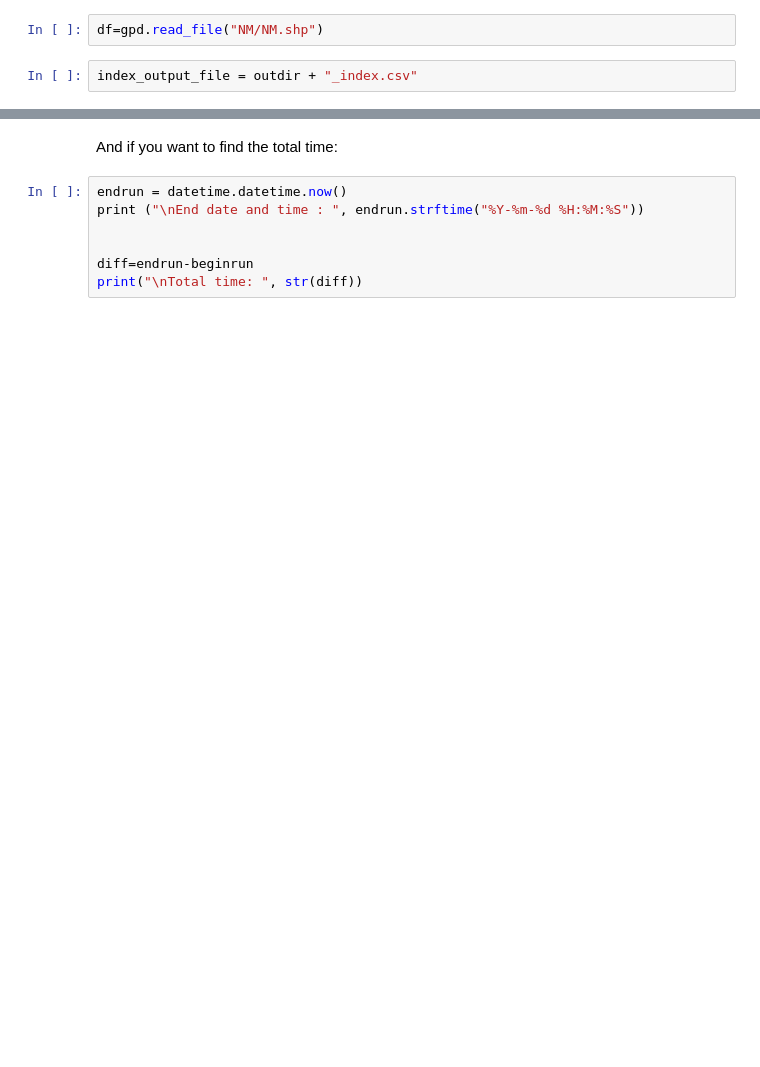
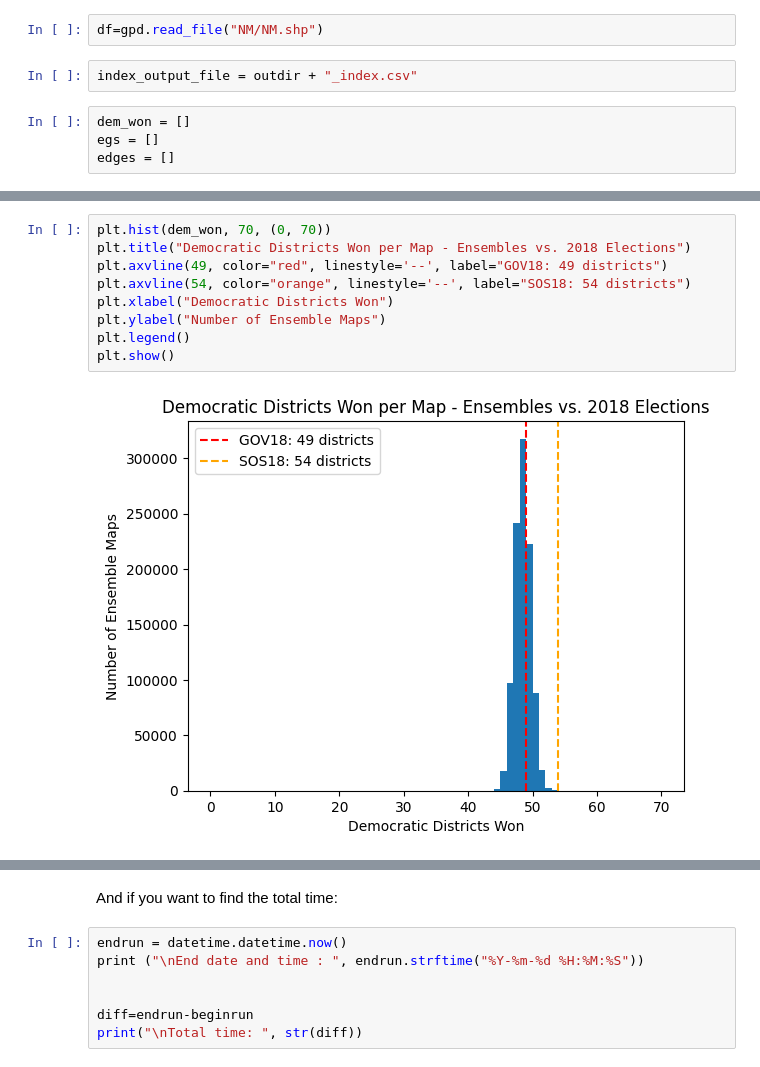
Before and after one commit to PaulMares/NMHouse, a Jupyter notebook: NM_recom SOS18.ipynb, the cells around one changed output, grey strips where cells are left out. Cells and saved outputs as stored; diff of their text form; blank space fills up the shorter version.

```diff
--- a/NM_recom SOS18.ipynb
+++ b/NM_recom SOS18.ipynb
@@ -127,3 +138,7 @@ plt.show()
 df=gpd.read_file("NM/NM.shp")
 # %%
 index_output_file = outdir + "_index.csv"
+# %%
+dem_won = []
+egs = []
+edges = []
@@ -193,0 +263,11 @@ with open(index_output_file, mode='w') as index_file:
+# %%
+plt.hist(dem_won, 70, (0, 70))
+plt.title("Democratic Districts Won per Map - Ensembles vs. 2018 Elections")
+plt.axvline(49, color="red", linestyle='--', label="GOV18: 49 districts")
+plt.axvline(54, color="orange", linestyle='--', label="SOS18: 54 districts")
+plt.xlabel("Democratic Districts Won")
+plt.ylabel("Number of Ensemble Maps")
+plt.legend()
+plt.show()
+# %% [output]
+[figure, added]
```
Also changed, not shown: parts of 18 cells of this notebook, 2 other files.
